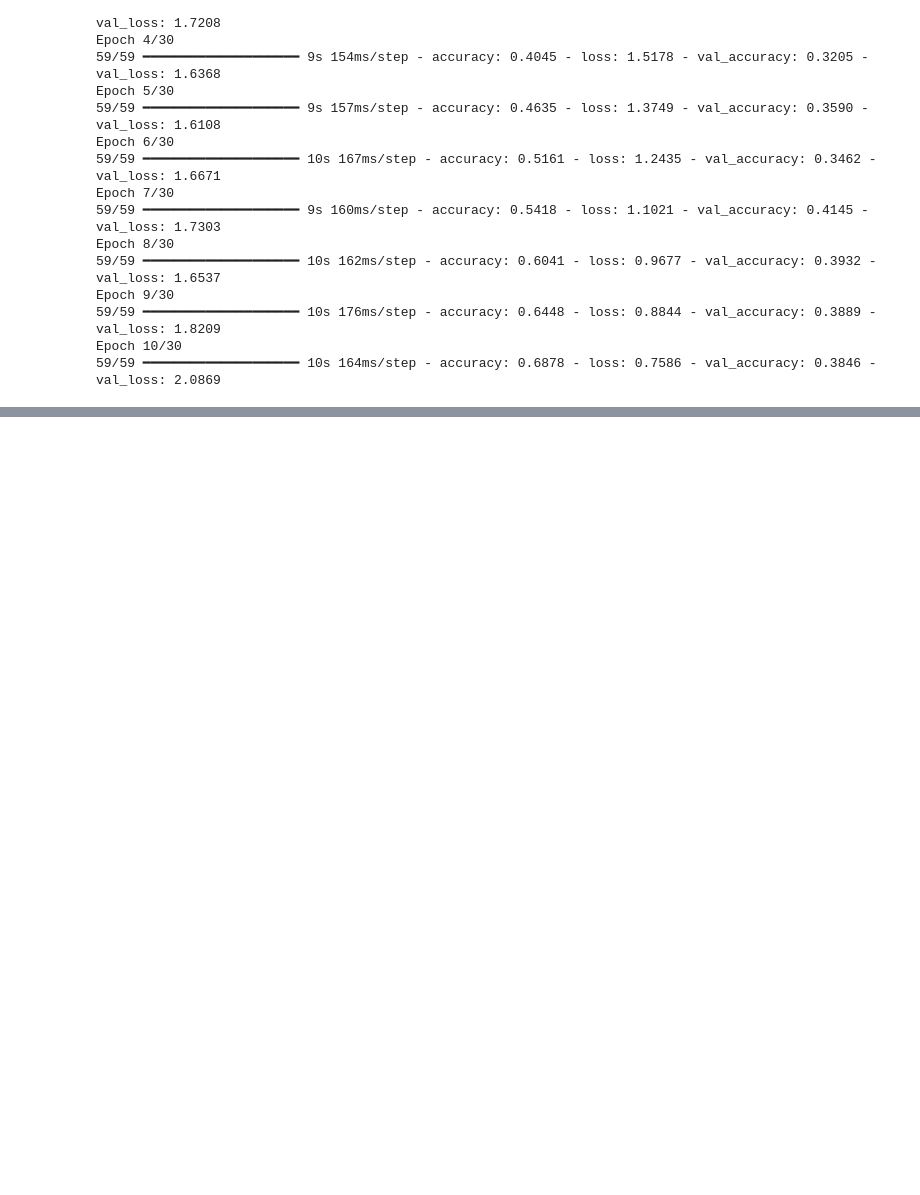
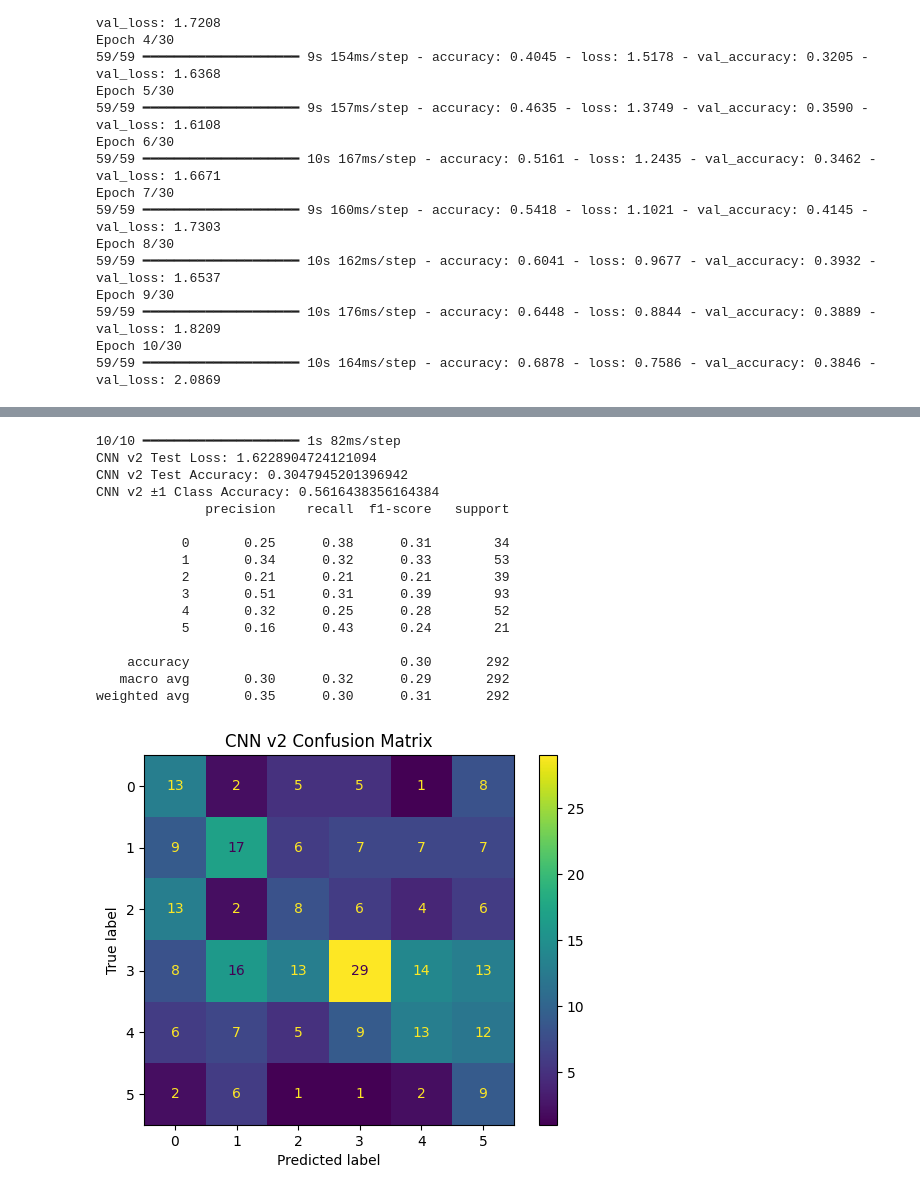
Before and after one commit to malloryr810/AI-Final-Project-GroupRRM, a Jupyter notebook: HurricanCNN.ipynb, the cells around one changed output, grey strips where cells are left out. Saved outputs shown, nothing was run; the diff lists cells and outputs as text; code cells hidden in the pictures; blank space fills up the shorter version.

```diff
--- a/HurricanCNN.ipynb
+++ b/HurricanCNN.ipynb
@@ -203,0 +519,24 @@ Epoch 10/30
+# %%
+early_stop = tf.keras.callbacks.EarlyStopping(
+    monitor="val_loss",
+    patience=5,
+    restore_best_weights=True
+)
+
+reduce_lr = tf.keras.callbacks.ReduceLROnPlateau(
+    monitor="val_loss",
+    factor=0.5,
+    patience=2,
+    min_lr=1e-6
+)
+
+history_v2 = cnn_v2.fit(
+    X_train_cnn,
+    y_train_cnn,
+    validation_split=0.2,
+    epochs=40,
+    batch_size=16,
+    class_weight=class_weights,
+    callbacks=[early_stop, reduce_lr],
+    verbose=1
+)
@@ -203,0 +561,35 @@ Epoch 10/30
+# %%
+test_loss_v2, test_acc_v2 = cnn_v2.evaluate(X_test_cnn, y_test_cnn, verbose=0)
+
+y_pred_probs_v2 = cnn_v2.predict(X_test_cnn)
+y_pred_v2 = np.argmax(y_pred_probs_v2, axis=1)
+
+pm1_acc_v2 = within_one_accuracy(y_test_cnn, y_pred_v2)
+
+print("CNN v2 Test Loss:", test_loss_v2)
+print("CNN v2 Test Accuracy:", test_acc_v2)
+print("CNN v2 ±1 Class Accuracy:", pm1_acc_v2)
+
+print(classification_report(y_test_cnn, y_pred_v2, zero_division=0))
+
+ConfusionMatrixDisplay.from_predictions(y_test_cnn, y_pred_v2)
+plt.title("CNN v2 Confusion Matrix")
+plt.show()
+# %% [output]
+10/10 ━━━━━━━━━━━━━━━━━━━━ 1s 82ms/step
+CNN v2 Test Loss: 1.6228904724121094
+CNN v2 Test Accuracy: 0.3047945201396942
+CNN v2 ±1 Class Accuracy: 0.5616438356164384
+              precision    recall  f1-score   support
+
+           0       0.25      0.38      0.31        34
+           1       0.34      0.32      0.33        53
+           2       0.21      0.21      0.21        39
+           3       0.51      0.31      0.39        93
+           4       0.32      0.25      0.28        52
+           5       0.16      0.43      0.24        21
+
+    accuracy                           0.30       292
+   macro avg       0.30      0.32      0.29       292
+weighted avg       0.35      0.30      0.31       292
+[figure, added]
```
Also changed, not shown: parts of 19 cells of this notebook.
